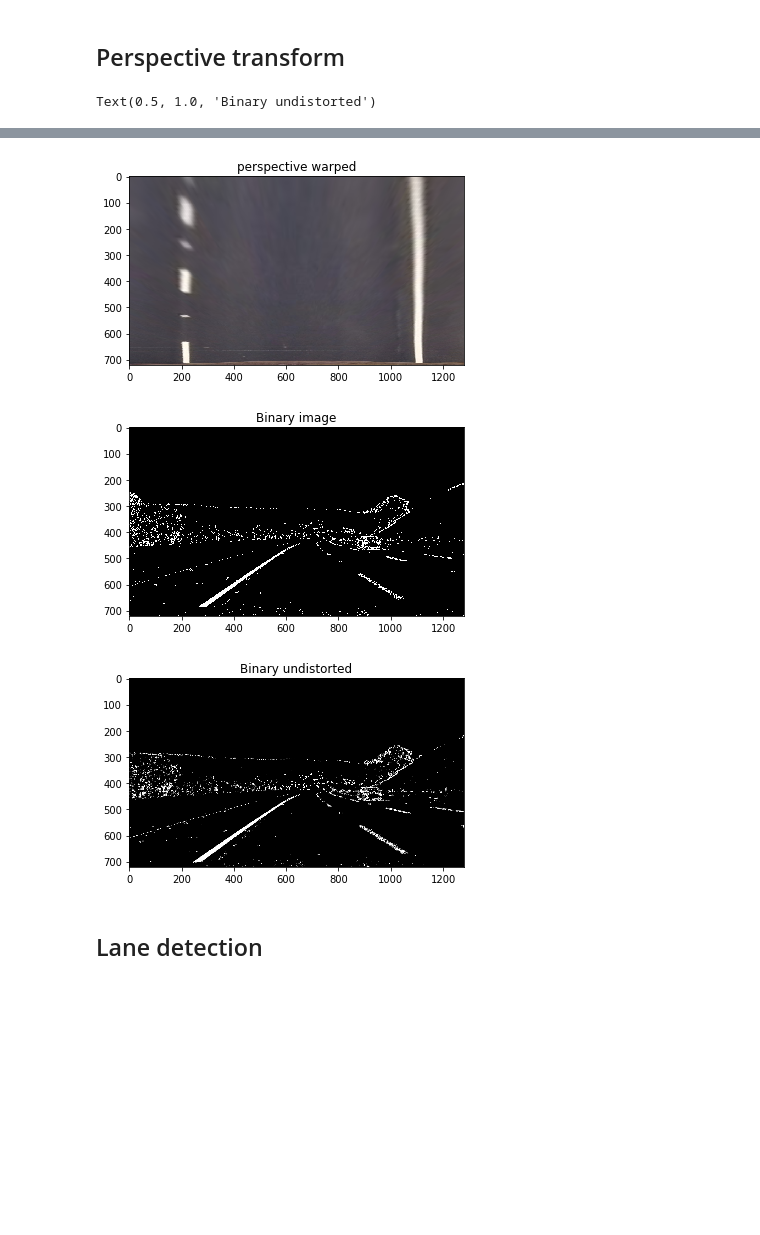
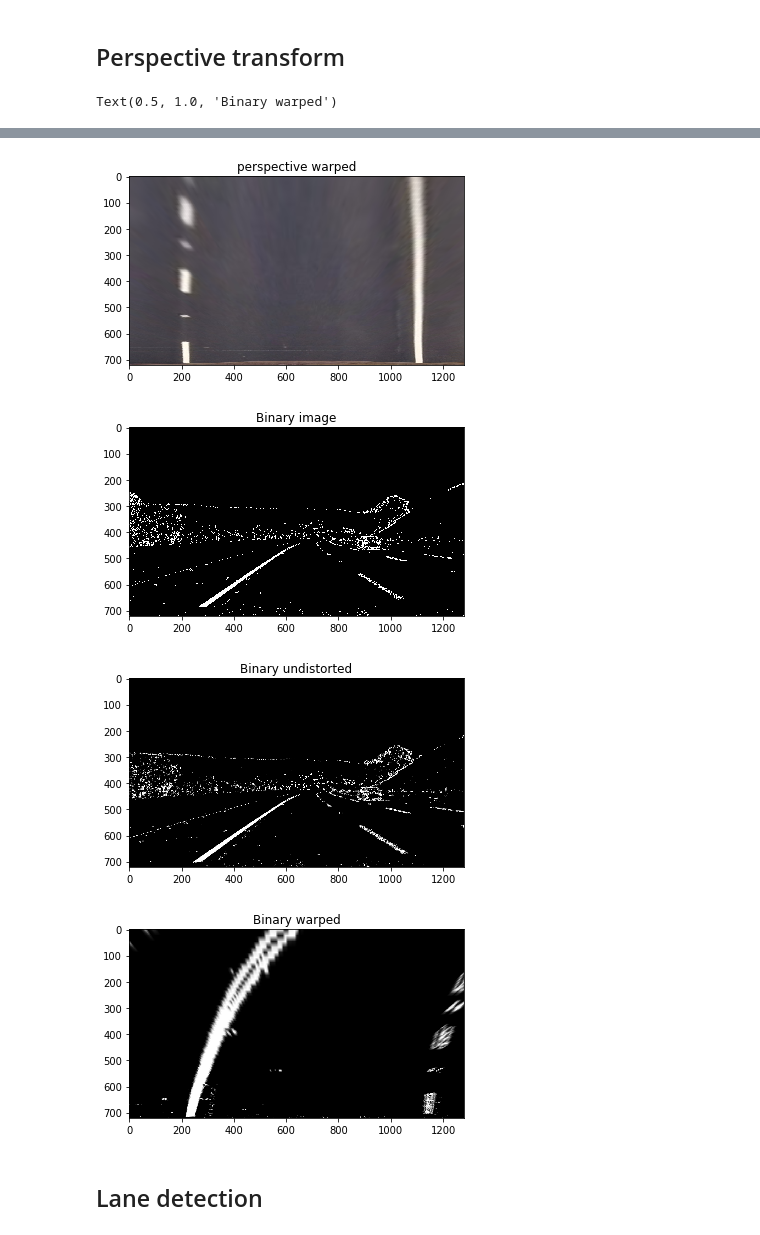
Before and after one commit to ashwinmr/CarND-Advanced-Lane-Lines, a Jupyter notebook: Main.ipynb, the cells around one changed output, grey strips where cells are left out. Saved outputs shown, nothing was run; the diff lists cells and outputs as text; code cells hidden in the pictures; blank space fills up the shorter version.

```diff
--- a/Main.ipynb
+++ b/Main.ipynb
@@ -146,7 +150,7 @@ ValueError: too many values to unpack (expected 3)
 # %% [markdown]
 ## Perspective transform
 # %%
-# Obtain test image
+# Obtain test straight image
 image = cv2.imread('test_images/straight_lines2.jpg')
 image = cv2.cvtColor(image,cv2.COLOR_BGR2RGB)
 
@@ -185,35 +189,39 @@ Minv = cv2.getPerspectiveTransform(np.float32(dst),np.float32(src))
 warped = cv2.warpPerspective(image_undist,M,image.shape[1::-1], flags=cv2.INTER_LINEAR)
 
 # Display originial, undistorted and warped images
 plt.figure()
 plt.imshow(image)
 plt.title('Original image')
 plt.figure()
 plt.imshow(image_overlayed)
 plt.title('Undistorted perspective overlay')
 plt.figure()
 plt.imshow(warped)
 plt.title('perspective warped')
 
 # Perform correction for binary image
 
 # Undistort the image
-image = image_bin
+image = image_bin_thresh
 image_undist = cv2.undistort(image, mtx, dist, None,mtx)
 image_bin_warped = cv2.warpPerspective(image_undist,M,image.shape[1::-1], flags=cv2.INTER_LINEAR)
 plt.figure()
 plt.imshow(image,cmap = 'gray')
 plt.title('Binary image')
 plt.figure()
 plt.imshow(image_undist,cmap = 'gray')
 plt.title('Binary undistorted')
+plt.figure()
+plt.imshow(image_bin_warped, cmap = 'gray')
+plt.title('Binary warped')
 # %% [output]
-Text(0.5, 1.0, 'Binary undistorted')
+Text(0.5, 1.0, 'Binary warped')
 [figure]
 [figure]
 [figure]
 [figure]
 [figure]
+[figure, added]
 # %% [markdown]
 ## Lane detection
 # %%
```
Also changed, not shown: parts of 7 cells of this notebook.
